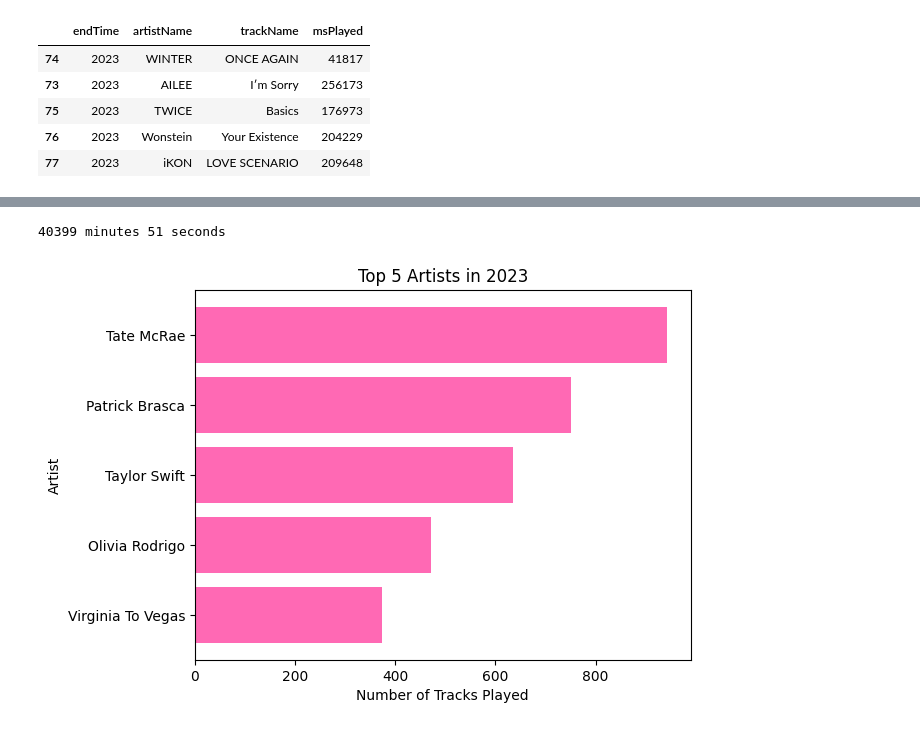
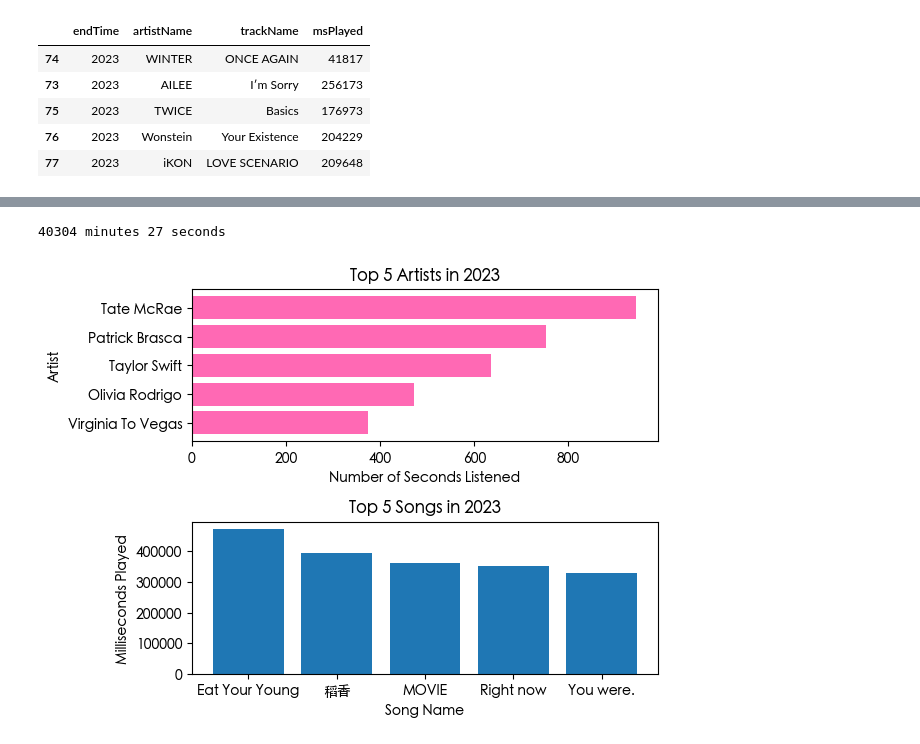
Before and after one commit to kellyhum/spotify-wrapped, a Jupyter notebook: spotify-wrapped.ipynb, the cells around one changed output, grey strips where cells are left out. Saved outputs shown, nothing was run; the diff lists cells and outputs as text; code cells hidden in the pictures.

```diff
--- a/spotify-wrapped.ipynb
+++ b/spotify-wrapped.ipynb
@@ -86,13 +102,14 @@ songs_only
 # %%
 # the basic questions
 
-# top 5 artists?
-all_artists = current_year['artistName'].value_counts() # currently a Series
+# top 5 artists? -------------------------------
+all_artists = songs_only_current_year['artistName'].value_counts() # currently a Series
 
 # set a name for the first column (rename_axis) and rename the second column (reset_index)
-all_artists_renamed = all_artists.rename_axis('Artist').reset_index(name='Number of Tracks Played')
+all_artists_renamed = all_artists.rename_axis('Artist').reset_index(name='Number of Seconds Listened')
 
 # create new dataframe with the top 5 results only
 top_5_artists = all_artists_renamed.loc[:4]
 
-top_5_artists_ascending = top_5_artists.sort_values(by='Number of Tracks Played', ascending=True)
+top_5_artists_ascending = top_5_artists.sort_values(by='Number of Seconds Listened', ascending=True)
+top_5_artists_ascending
@@ -98,0 +123,6 @@ top_5_artists_ascending = top_5_artists.sort_values(by='Number of Tracks Played'
+# %%
+# top 5 songs? --------------------------------------
+# make a new df w/ only the top 5 songs
+top_5_songs = songs_only_current_year.loc[:4]
+
+top_5_songs
@@ -99,28 +136,41 @@ top_5_artists_ascending = top_5_artists.sort_values(by='Number of Tracks Played'
 # %%
-# total minutes listened?
+# total minutes listened? ---------------------------------
 import math
 
-total_milisecs = current_year['msPlayed'].sum() # in milliseconds
+total_milisecs = songs_only_current_year['msPlayed'].sum() # in milliseconds
 total_secs = math.floor(total_milisecs/1000) # get seconds
 
 print(f'{math.floor(total_secs/60)} minutes {round(total_secs % 60)} seconds')
 # %% [output]
-40399 minutes 51 seconds
+40304 minutes 27 seconds
 # %%
 # data visualization
 import matplotlib.pyplot as plt
+import matplotlib.font_manager
 
-# top 5 artists
-plt.title('Top 5 Artists in 2023')
-plt.xlabel('Number of Tracks Played')
-plt.ylabel('Artist')
-plt.barh(top_5_artists_ascending['Artist'],
-         top_5_artists_ascending['Number of Tracks Played'],
+matplotlib.rcParams['font.family'] = ['Heiti TC']
+
+# allow for 2 plots, adjust spacing between plots
+fig, (ax1, ax2) = plt.subplots(2)
+
+# top 5 artists -----------------------------
+ax1.set_title('Top 5 Artists in 2023')
+ax1.set_xlabel('Number of Seconds Listened')
+ax1.set_ylabel('Artist')
+ax1.barh(top_5_artists_ascending['Artist'],
+         top_5_artists_ascending['Number of Seconds Listened'],
          color='hotpink')
+
+# top 5 songs -------------------------------
+ax2.set_title('Top 5 Songs in 2023')
+ax2.set_xlabel('Song Name')
+ax2.set_ylabel('Milliseconds Played')
+ax2.bar(top_5_songs['trackName'],
+         top_5_songs['msPlayed'])
 
 # total minutes listened
 
-
+plt.tight_layout() # space out subplots
 plt.show()
 # %% [output]
-[figure, old version]
+[figure, new version]
```
Also changed, not shown: parts of 6 cells of this notebook.
